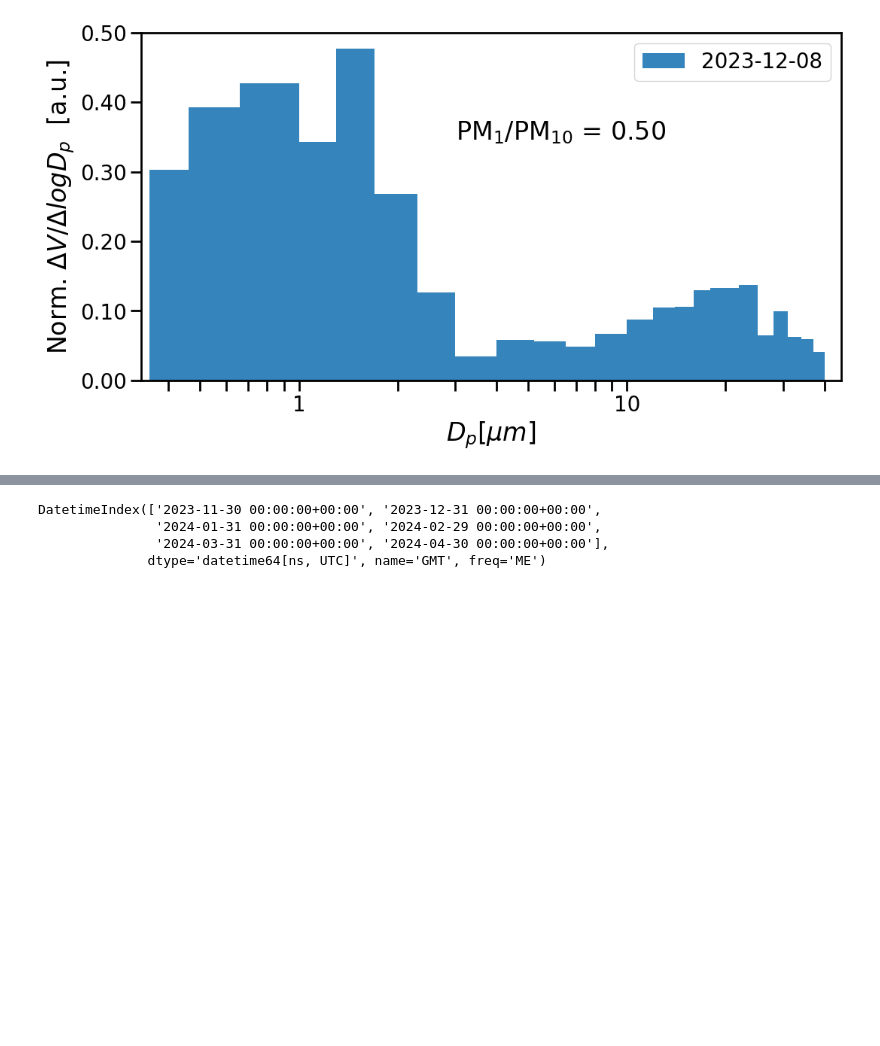
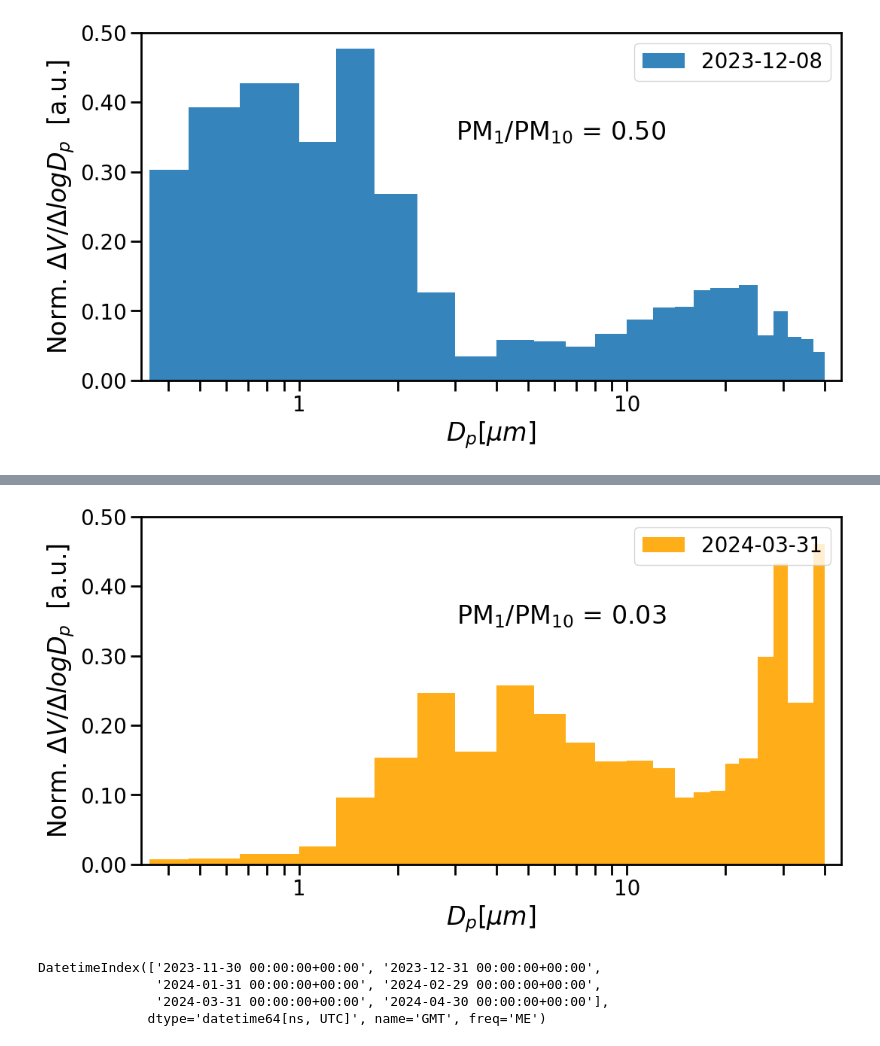
Before and after one commit to vn-hub/kolok_winter, a Jupyter notebook: Winter_Eval_PSDplot.ipynb, the cells around one changed output, grey strips where cells are left out. Saved outputs shown, nothing was run; the diff lists cells and outputs as text; code cells hidden in the pictures; blank space fills up the shorter version.

```diff
--- a/Winter_Eval_PSDplot.ipynb
+++ b/Winter_Eval_PSDplot.ipynb
@@ -503 +503,51 @@ ratio value for 2024-01-10: 0.7523591346093744
+# %%
+# Define the date you want to plot
+selected_date = pd.to_datetime("2024-03-31")
+
+# Initialize variables for the plot
+cp = itertools.cycle(sns.color_palette())
+
+# Create a single subplot
+fig, ax = plt.subplots(1, 1, figsize=(12, 6))
+
+# Ensure the index is of type DatetimeIndex
+objd.dvdlogdp.index = pd.to_datetime(objd.dvdlogdp.index)
+
+# Filter data for the selected date
+filtered_data = objd.dvdlogdp.loc[objd.dvdlogdp.index.date == selected_date.date()]
+
+# Normalize the y-values
+filtered_data_normalized = normalize(filtered_data.values.reshape(1, -1)).flatten()
+
+# Plot the normalized data
+smps.plots.histplot(
+    filtered_data_normalized,
+    objd.bins,
+    ax=ax,
+    plot_kws=dict(alpha=0.9, color="orange", linewidth=0.9)
+)
+
+# Set the limits and labels
+ax.set_xlim(0.33, 45)  # Set x-axis range
+ax.set_ylim(0, 0.5)  # Set y-axis range to [0, 1] for normalized values
+ax.yaxis.set_major_formatter(plt.FuncFormatter(lambda x, _: f'{x:.2f}'))  # Format y-axis
+ax.set_ylabel("Norm. $ΔV/ΔlogD_p \;$ [a.u.]", fontsize=24)  # Use delta symbol for y-axis label
+ax.set_xlabel("$D_p [µm]$", fontsize=24)  # Increase font size for x-axis label
+ax.legend([selected_date.strftime('%Y-%m-%d')], loc='upper right', fontsize=20)  # Increase font size for legend
+ax.tick_params(axis='both', which='major', labelsize=20)  # Increase tick label size
+ax.tick_params(axis='x', which='both', length=10, width=2)  # Highlight x-ticks
+ax.tick_params(axis='y', which='both', length=10, width=2)  # Highlight y-ticks
+
+# Calculate PM1/PM10 ratio and add text box
+ax.text(0.75, 0.75, f'PM$_1$/PM$_{{10}}$ = {ratiod:.2f}', transform=ax.transAxes, fontsize=24,
+        verticalalignment='top', horizontalalignment='right', bbox=dict(facecolor='white', alpha=0.0))
+
+# Remove top and right spines and increase border thickness
+for spine in ax.spines.values():
+    spine.set_linewidth(2)  # Increase border thickness
+
+# Display the plot
+plt.show()
+# %% [output]
+[figure, added]
 # %%
```
Also changed, not shown: parts of 2 cells of this notebook.
